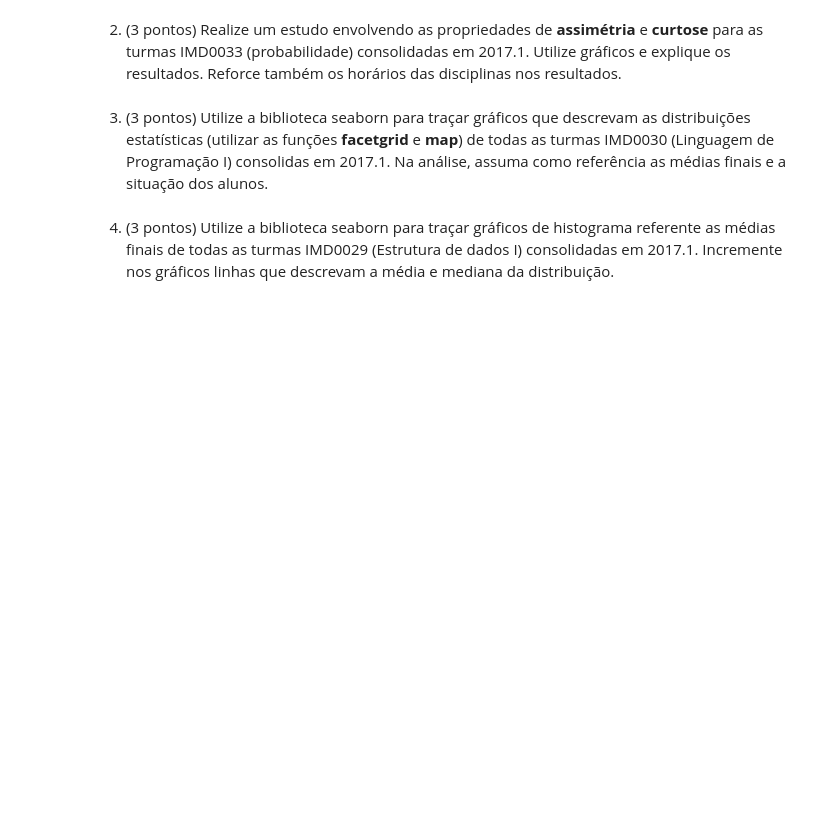
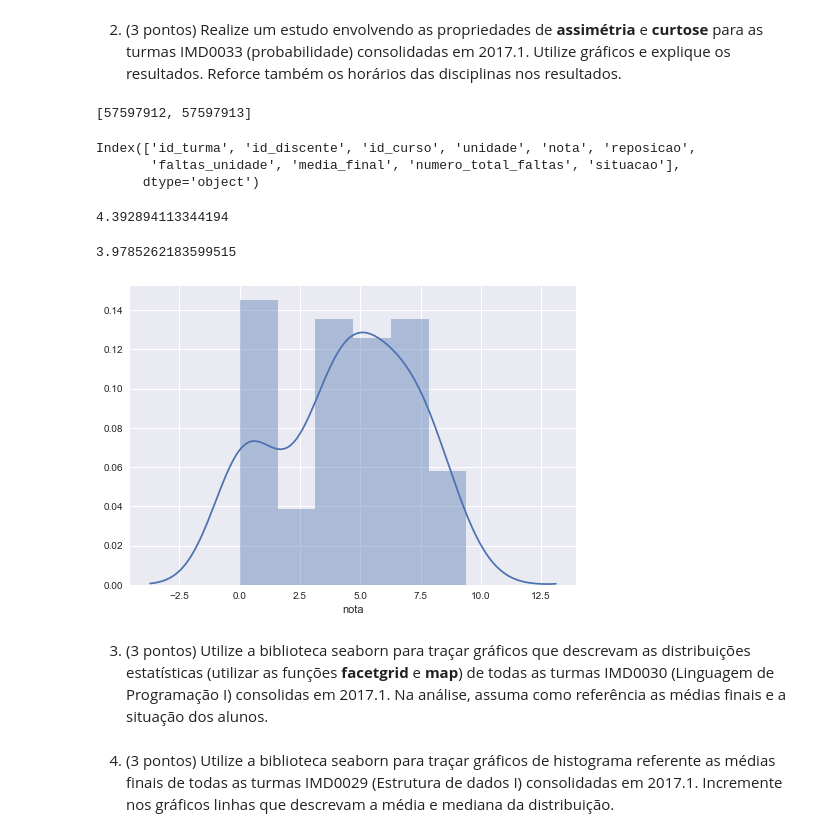
Before and after one commit to Yuri-wrlk/IMD_0033_Probabilidade, a Jupyter notebook: Avaliacao_2/Avaliacao_Unidade_02.ipynb, the cells around one changed output. Drawn from its saved outputs; the diff is of its cells as text; code cells hidden in the pictures; blank space fills up the shorter version.

```diff
--- a/Avaliacao_2/Avaliacao_Unidade_02.ipynb
+++ b/Avaliacao_2/Avaliacao_Unidade_02.ipynb
@@ -33,5 +61,57 @@ turmas_imd = turmas_total[]
 # %% [markdown]
 2. (3 pontos) Realize um estudo envolvendo as propriedades de **assimétria** e **curtose** para as turmas IMD0033 (probabilidade) consolidadas em 2017.1. Utilize gráficos e explique os resultados. Reforce também os horários das disciplinas nos resultados.
+# %%
+turmas_prob = turmas_imd[turmas_imd["codigo"].str.contains("IMD0033")]
+
+
+codigo_turma = list(turmas_prob['id_turma'])
+
+codigo_turma
+# %% [output]
+[57597912, 57597913]
+# %%
+alunos_total = pd.read_csv('matricula-componente-20171.csv', sep=";")
+# %%
+alunos_prob1 = alunos_total[alunos_total["id_turma"] == codigo_turma[0]]
+alunos_prob1 = alunos_prob1.dropna()
+alunos_prob2 = alunos_total[alunos_total["id_turma"] == codigo_turma[1]]
+alunos_prob2 = alunos_prob2.dropna()
+alunos_prob1.columns
+# %% [output]
+Index(['id_turma', 'id_discente', 'id_curso', 'unidade', 'nota', 'reposicao',
+       'faltas_unidade', 'media_final', 'numero_total_faltas', 'situacao'],
+      dtype='object')
+# %%
+# We can test how skewed a distribution is using the skew function.
+# A positive value means positive skew,
+# a negative value means negative skew, and close to zero means no skew.
+from scipy.stats import skew
+
+skewness = skew(alunos_prob1['nota'].value_counts())
+skewness
+# %% [output]
+4.392894113344194
+# %%
+skewness = skew(alunos_prob2['nota'].value_counts())
+skewness
+# %% [output]
+3.9785262183599515
+# %%
+# seaborn is commonly imported as `sns`.
+import matplotlib.pyplot as plt
+import seaborn as sns
+
+#to switch to seaborn defaults, simply call the set() function.
+sns.set()
+
+# The four preset contexts, in order of relative size, are paper, notebook, talk, and poster
+sns.set_context("notebook")
+
+# plot a univariate distribution of observations.
+sns.distplot(alunos_prob1["nota"])
+plt.show()
+# %% [output]
+[figure, added]
 # %% [markdown]
 3. (3 pontos) Utilize a biblioteca seaborn para traçar gráficos que descrevam as distribuições estatísticas (utilizar as funções **facetgrid** e **map**) de todas as turmas IMD0030 (Linguagem de Programação I) consolidas em 2017.1. Na análise, assuma como referência as médias finais e a situação dos alunos.
 # %% [markdown]
```
Also changed, not shown: parts of 3 cells of this notebook, 3 other files.
